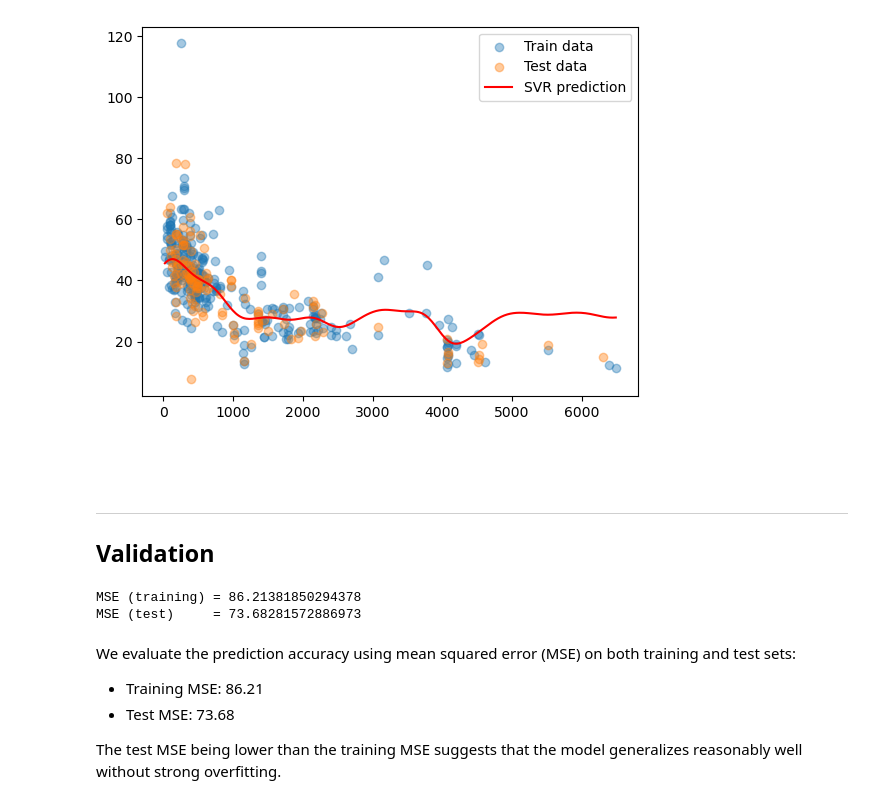
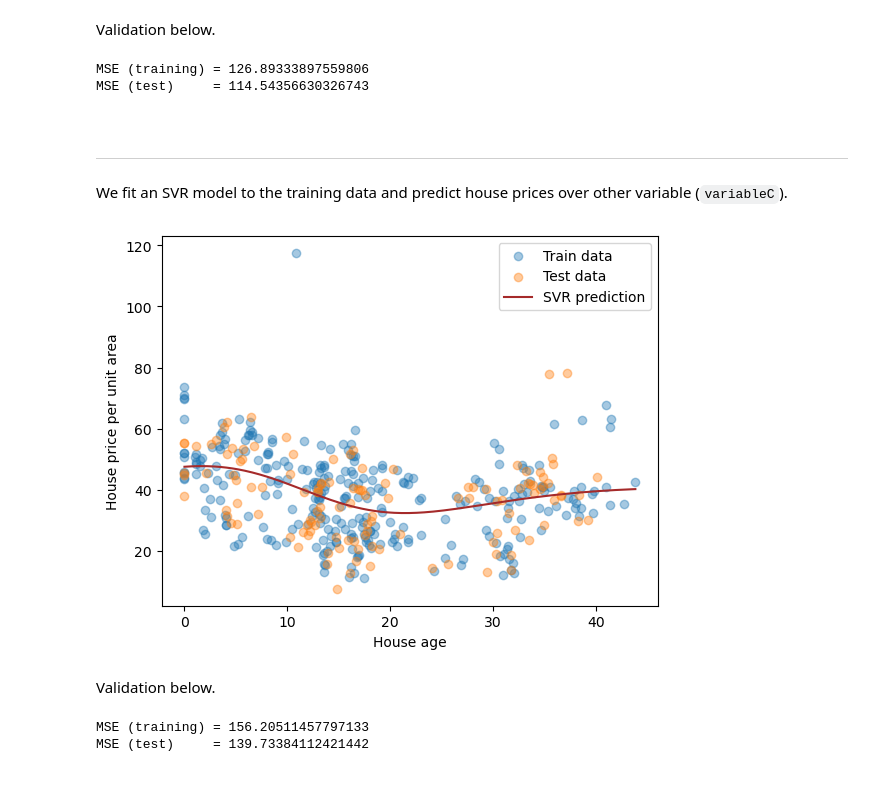
Before and after one commit to K-hayasi/Data-Analysis-Practice2--E2, a Jupyter notebook: FP-6/machine.ipynb, the cells around one changed output. Cells and saved outputs as stored; diff of their text form; code cells hidden in the pictures.

```diff
--- a/FP-6/machine.ipynb
+++ b/FP-6/machine.ipynb
@@ -36,27 +84,50 @@ This visualization allows us to check whether the model captures the general tre
+# %% [markdown]
+Validation below.
+# %%
+y_pred_train = svr.predict(X2_train)
+y_pred_test  = svr.predict(X2_test)
+
+mse_train = mean_squared_error(y_train, y_pred_train)
+mse_test  = mean_squared_error(y_test,  y_pred_test)
+
+print(f"MSE (training) = {mse_train}")
+print(f"MSE (test)     = {mse_test}")
+# %% [output]
+MSE (training) = 126.89333897559806
+MSE (test)     = 114.54356630326743
+# %% [markdown]
+<br>
+
+___
+
+
+We fit an SVR model to the training data and predict house prices over other variable (`variableC`).
 # %%
-X_train, X_test, y_train, y_test = train_test_split(X, y, test_size=0.3, random_state=0)
+X3 = df[["X2 house age"]].values
 
-svr = SVR(kernel="rbf", gamma=0.00001)
-svr.fit(X_train, y_train)
+plt.xlabel("House age")
+plt.ylabel("House price per unit area")
 
-x_plot = np.linspace(X.min(), X.max(), 300).reshape(-1, 1)
-y_plot = svr.predict(x_plot)
-plt.scatter(X_train, y_train, alpha=0.4, label="Train data")
-plt.scatter(X_test, y_test, alpha=0.4, label="Test data")
-plt.plot(x_plot, y_plot, color="red", label="SVR prediction")
+X3_train, X3_test, y_train, y_test = train_test_split(X3, y, test_size=0.3, random_state=0)
+
+svr = SVR(kernel="rbf")
+svr.fit(X3_train, y_train)
+
+x3_plot = np.linspace(X3.min(), X3.max(), 300).reshape(-1, 1)
+y_plot = svr.predict(x3_plot)
+
+plt.scatter(X3_train, y_train, alpha=0.4, label="Train data")
+plt.scatter(X3_test, y_test, alpha=0.4, label="Test data")
+plt.plot(x3_plot, y_plot, color="brown", label="SVR prediction")
 plt.legend()
 plt.show()
 # %% [output]
-[figure, old version]
+[figure, new version]
-# %% [markdown]
-<br>
-<br>
-
-___
-## Validation
+# %% [markdown]
+Validation below.
 # %%
-y_pred_train = svr.predict(X_train)
-y_pred_test  = svr.predict(X_test)
+y_pred_train = svr.predict(X3_train)
+y_pred_test  = svr.predict(X3_test)
 
 mse_train = mean_squared_error(y_train, y_pred_train)
 mse_test  = mean_squared_error(y_test,  y_pred_test)
@@ -64,11 +135,5 @@ mse_test  = mean_squared_error(y_test,  y_pred_test)
 print(f"MSE (training) = {mse_train}")
 print(f"MSE (test)     = {mse_test}")
 # %% [output]
-MSE (training) = 86.21381850294378
-MSE (test)     = 73.68281572886973
+MSE (training) = 156.20511457797133
+MSE (test)     = 139.73384112421442
-# %% [markdown]
-We evaluate the prediction accuracy using mean squared error (MSE) on both training and test sets:
-- Training MSE: 86.21
-- Test MSE: 73.68
-
-The test MSE being lower than the training MSE suggests that the model generalizes reasonably well without strong overfitting.
```
Also changed, not shown: parts of 10 cells of this notebook, 1 other file.
